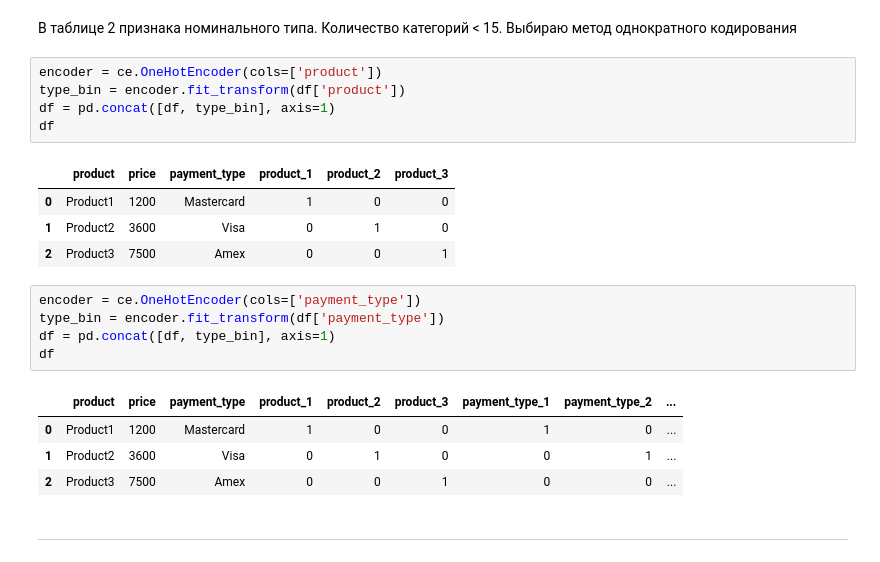
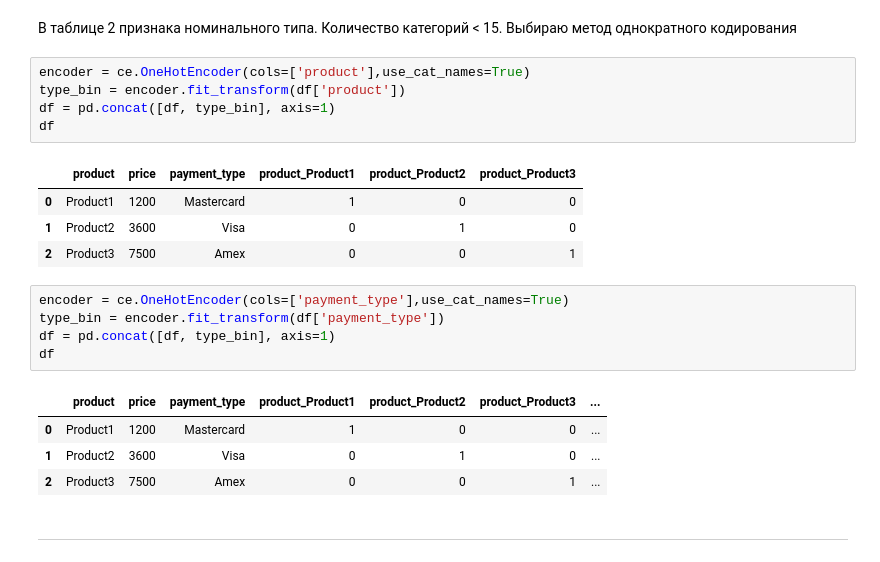
Before and after one commit to vavilove001-lab/sf_data_science, a Jupyter notebook: Notes/14_EDA/5_Кодир_преобраз_признаков.ipynb, the cells around one changed output. Cells and saved outputs as stored; diff of their text form.

```diff
--- a/Notes/14_EDA/5_Кодир_преобраз_признаков.ipynb
+++ b/Notes/14_EDA/5_Кодир_преобраз_признаков.ipynb
@@ -378,25 +413,25 @@ memory usage: 200.0+ bytes
 # %% [markdown]
 В таблице 2 признака номинального типа. Количество категорий < 15. Выбираю метод однократного кодирования
 # %%
-encoder = ce.OneHotEncoder(cols=['product'])
+encoder = ce.OneHotEncoder(cols=['product'],use_cat_names=True)
 type_bin = encoder.fit_transform(df['product'])
 df = pd.concat([df, type_bin], axis=1)
 df
 # %% [output]
-|  | product | price | payment_type | product_1 | product_2 | product_3 |
+|  | product | price | payment_type | product_Product1 | product_Product2 | product_Product3 |
 | 0 | Product1 | 1200 | Mastercard | 1 | 0 | 0 |
 | 1 | Product2 | 3600 | Visa | 0 | 1 | 0 |
 | 2 | Product3 | 7500 | Amex | 0 | 0 | 1 |
 # %%
-encoder = ce.OneHotEncoder(cols=['payment_type'])
+encoder = ce.OneHotEncoder(cols=['payment_type'],use_cat_names=True)
 type_bin = encoder.fit_transform(df['payment_type'])
 df = pd.concat([df, type_bin], axis=1)
 df
 # %% [output]
-|  | product | price | payment_type | product_1 | product_2 | product_3 | payment_type_1 | payment_type_2 | ... |
-| 0 | Product1 | 1200 | Mastercard | 1 | 0 | 0 | 1 | 0 | ... |
-| 1 | Product2 | 3600 | Visa | 0 | 1 | 0 | 0 | 1 | ... |
-| 2 | Product3 | 7500 | Amex | 0 | 0 | 1 | 0 | 0 | ... |
+|  | product | price | payment_type | product_Product1 | product_Product2 | product_Product3 | ... |
+| 0 | Product1 | 1200 | Mastercard | 1 | 0 | 0 | ... |
+| 1 | Product2 | 3600 | Visa | 0 | 1 | 0 | ... |
+| 2 | Product3 | 7500 | Amex | 0 | 0 | 1 | ... |
 # %% [markdown]
 ---
 # %% [markdown]
```
Also changed, not shown: parts of 47 cells of this notebook.
